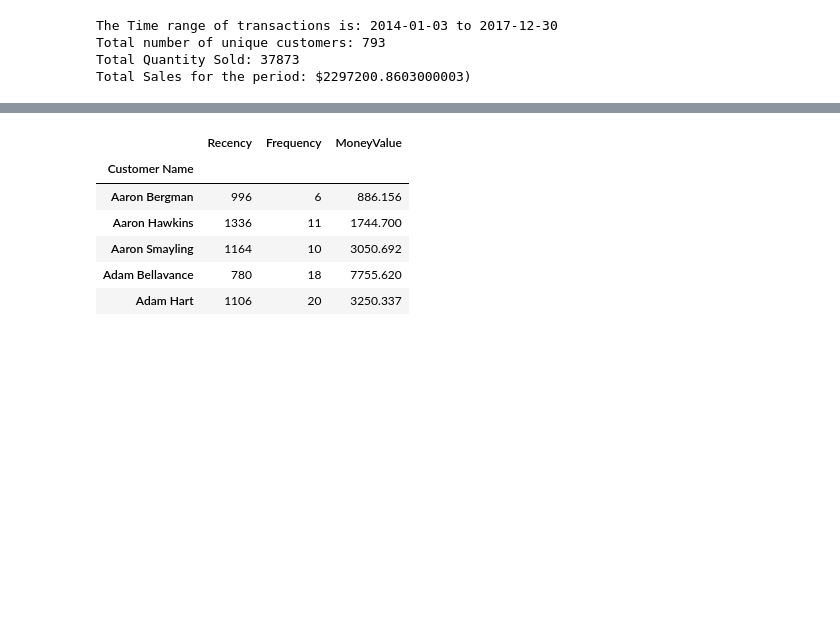
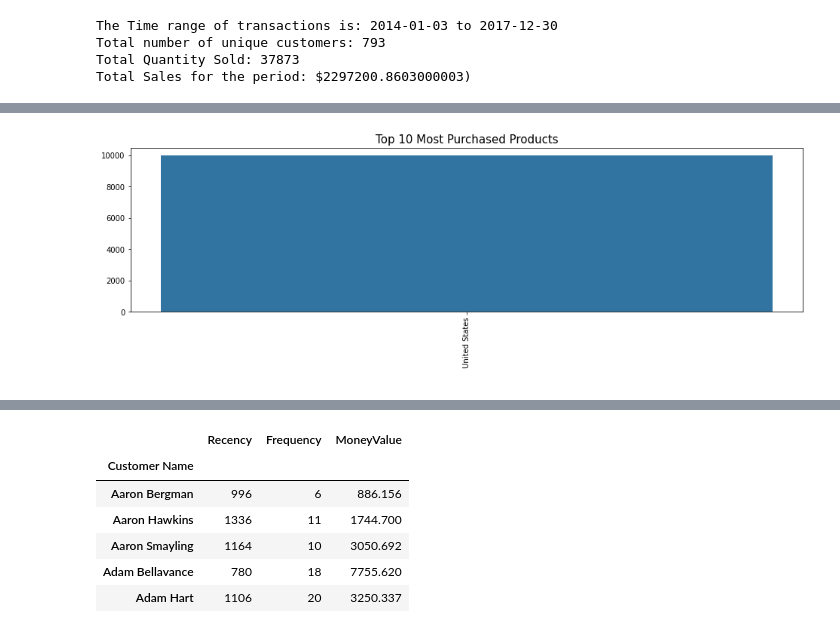
Before and after one commit to Pachinchin/Marketing_Analytics, a Jupyter notebook: MAnalytics.ipynb, the cells around one changed output, grey strips where cells are left out. Drawn from its saved outputs; the diff is of its cells as text; code cells hidden in the pictures; blank space fills up the shorter version.

Commit message:
Data exploration
Complete data exploration, Hypotheis creation and validation.

```diff
--- a/MAnalytics.ipynb
+++ b/MAnalytics.ipynb
@@ -65,0 +110,12 @@ df['Order Date']= pd.to_datetime(df['Order Date'])
+# %%
+# The most country to purchase from the website
+top_purchase = data.groupby('Country')['Sales'].count().sort_values(ascending=False)[:10]
+
+plt.figure(figsize=(16,4))
+sns.barplot(x=top_purchase.index, y=top_purchase.values)
+plt.xticks(rotation=90)
+plt.title("Top 10 Most Purchased Products", size=15)
+plt.xlabel(" ")
+plt.show()
+# %% [output]
+[figure, added]
```
Also changed, not shown: parts of 36 cells of this notebook.
